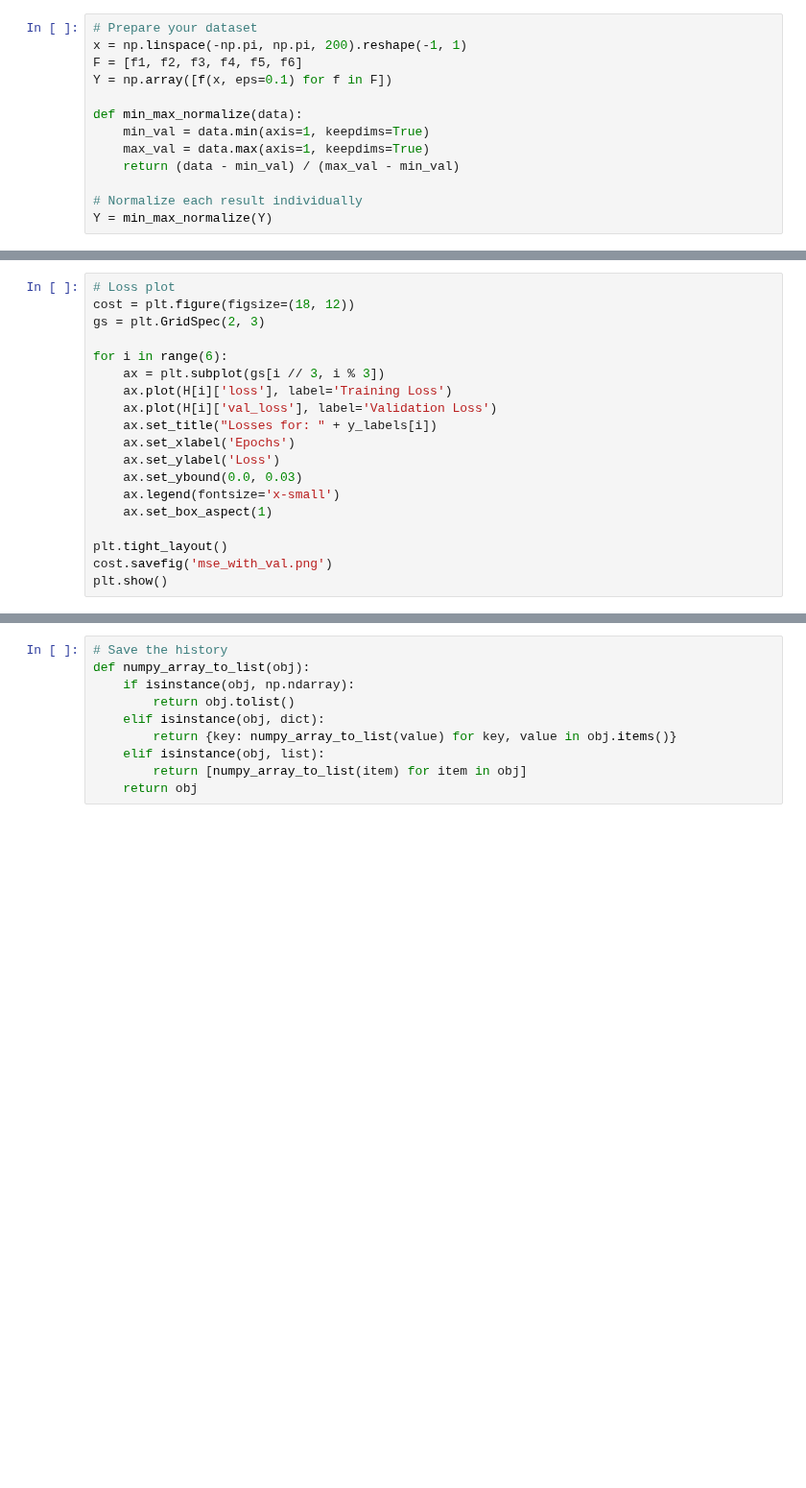
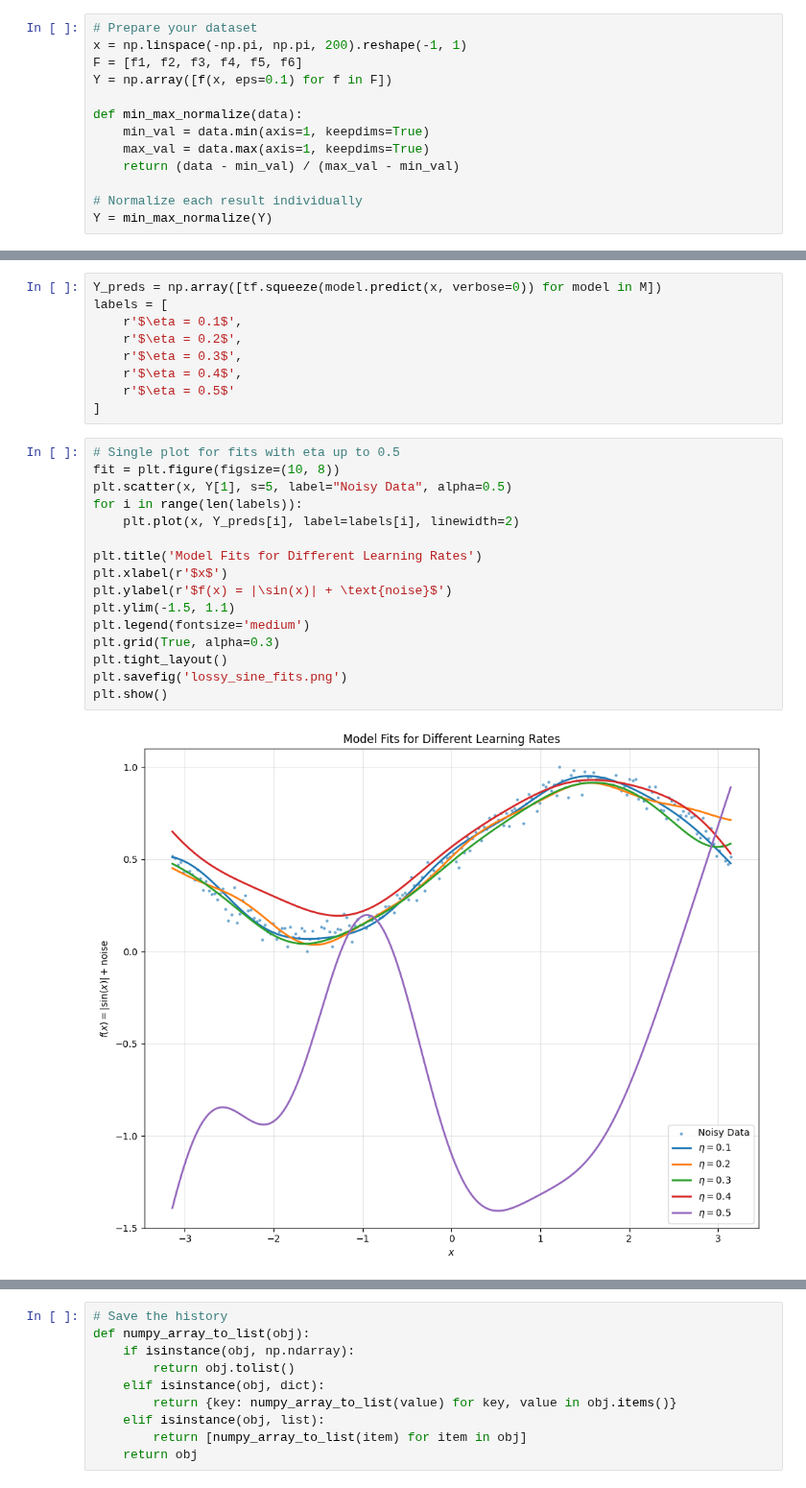
Before and after one commit to songofphysics/master-thesis, a Jupyter notebook: test3.ipynb, the cells around one changed output, grey strips where cells are left out. Shown at 96% size. Drawn from its saved outputs; the diff is of its cells as text; blank space fills up the shorter version.

Commit message:
Lossy Sine Training

```diff
--- a/test3.ipynb
+++ b/test3.ipynb
@@ -563,19 +551,0 @@ plt.show()
-# %%
-# Loss plot
-cost = plt.figure(figsize=(18, 12))
-gs = plt.GridSpec(2, 3)
-
-for i in range(6):
-    ax = plt.subplot(gs[i // 3, i % 3])
-    ax.plot(H[i]['loss'], label='Training Loss')
-    ax.plot(H[i]['val_loss'], label='Validation Loss')
-    ax.set_title("Losses for: " + y_labels[i])
-    ax.set_xlabel('Epochs')
-    ax.set_ylabel('Loss')
-    ax.set_ybound(0.0, 0.03)
-    ax.legend(fontsize='x-small')
-    ax.set_box_aspect(1)
-
-plt.tight_layout()
-cost.savefig('mse_with_val.png')
-plt.show()
@@ -606,0 +552,27 @@ plt.show()
+# %%
+Y_preds = np.array([tf.squeeze(model.predict(x, verbose=0)) for model in M])
+labels = [
+    r'$\eta = 0.1$',
+    r'$\eta = 0.2$',
+    r'$\eta = 0.3$',
+    r'$\eta = 0.4$',
+    r'$\eta = 0.5$'
+]
+# %%
+# Single plot for fits with eta up to 0.5
+fit = plt.figure(figsize=(10, 8))
+plt.scatter(x, Y[1], s=5, label="Noisy Data", alpha=0.5)
+for i in range(len(labels)):
+    plt.plot(x, Y_preds[i], label=labels[i], linewidth=2)
+
+plt.title('Model Fits for Different Learning Rates')
+plt.xlabel(r'$x$')
+plt.ylabel(r'$f(x) = |\sin(x)| + \text{noise}$')
+plt.ylim(-1.5, 1.1)
+plt.legend(fontsize='medium')
+plt.grid(True, alpha=0.3)
+plt.tight_layout()
+plt.savefig('lossy_sine_fits.png')
+plt.show()
+# %% [output]
+[figure, added]
```
Also changed, not shown: parts of 7 cells of this notebook, 10 other files.
